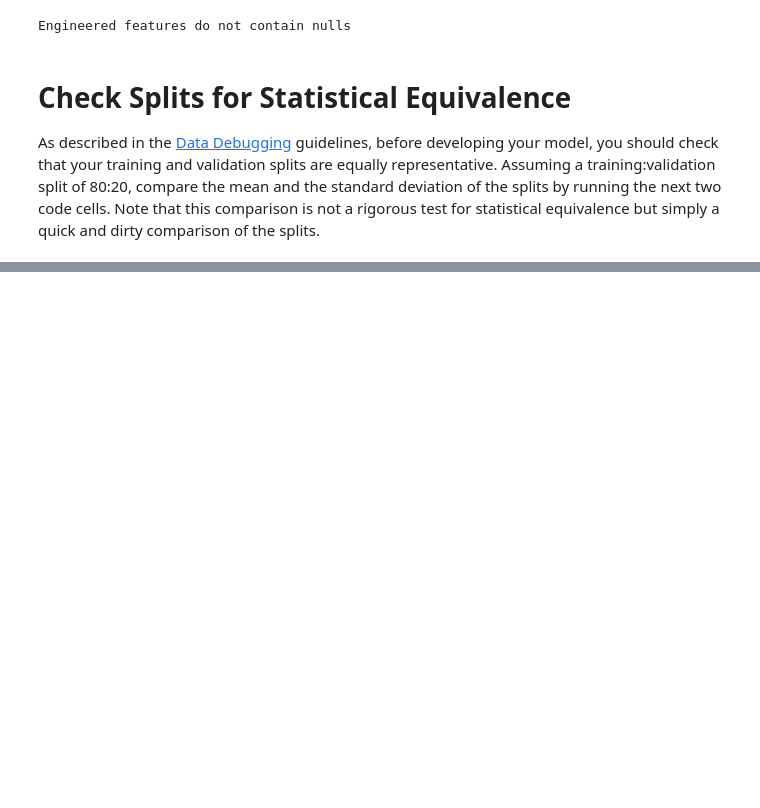
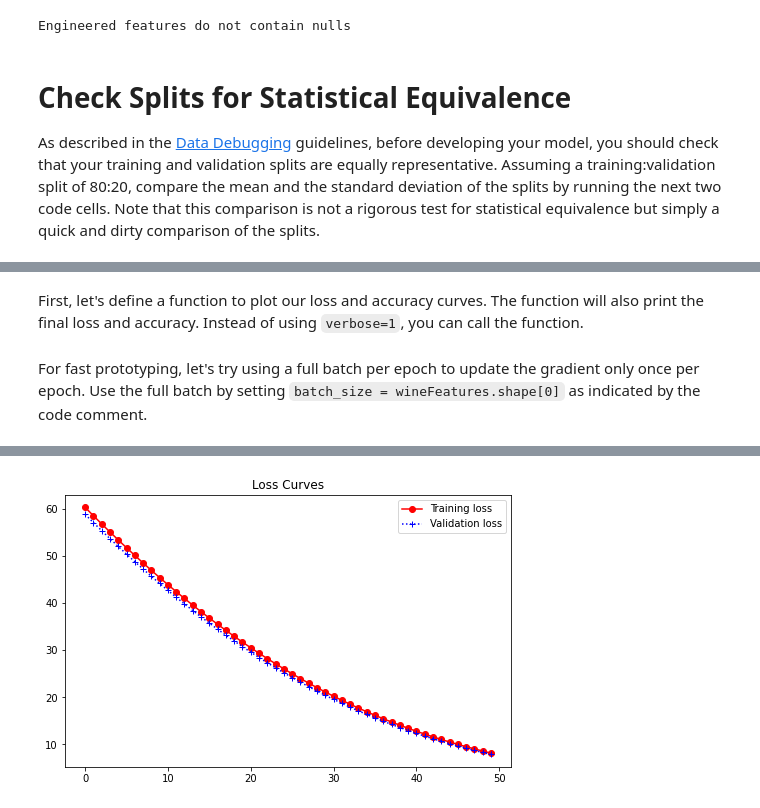
Before and after one commit to fasthill/google-ML-crash-course, a Jupyter notebook: 13. Case Study- Debugging in Regression.ipynb, the cells around one changed output, grey strips where cells are left out. Saved outputs shown, nothing was run; the diff lists cells and outputs as text; code cells hidden in the pictures; blank space fills up the shorter version.

Commit message:
baseline, simple linear model to complex step by step approach

```diff
--- a/13. Case Study- Debugging in Regression.ipynb
+++ b/13. Case Study- Debugging in Regression.ipynb
@@ -274,0 +309,7 @@ As described in the [Data Debugging](https://developers.google.com/machine-learn
+# %%
+# Shuffle data
+wineDf = wineDf.sample(frac=1)
+wineDf.reset_index(drop=True) # index numbering을 0부터 재 부여. drop=True: 기존 index number를 delete
+# Recreate feature and labels
+wineFeatures = wineDf.copy(deep=True)
+wineLabels = wineFeatures.pop('quality')
@@ -274,0 +329,30 @@ As described in the [Data Debugging](https://developers.google.com/machine-learn
+# %% [markdown]
+First, let's define a function to plot our loss and accuracy curves. The function will also print the final loss and accuracy. Instead of using `verbose=1`, you can call the function.
+# %%
+def showRegressionResults(trainHistory):
+    # Print final loss
+    print('Final training loss:' + str(trainHistory.history['loss'][-1]))
+    print('Final validation loss:' + str(trainHistory.history['val_loss'][-1]))
+    plt.figure(figsize=(8,5))
+    loss = trainHistory.history['loss']
+    val_loss = trainHistory.history['val_loss']
+    epochs = trainHistory.epoch
+    plt.plot(epochs, loss, '-ro')
+    plt.plot(epochs, val_loss, ':b+')
+    plt.legend(['Training loss', 'Validation loss'], loc='best')
+    plt.title('Loss Curves')
+# %% [markdown]
+For fast prototyping, let's try using a full batch per epoch to update the gradient only once per  epoch. Use the full batch by setting `batch_size = wineFeatures.shape[0]` as indicated by the code comment.
+# %%
+wineFeatureSelected = wineFeatures['alcohol']
+
+model = None
+
+model = tf.keras.models.Sequential()
+model.add(tf.keras.layers.Dense(units=1, activation='linear', input_dim=1))
+model.compile(loss='mse', optimizer=tf.keras.optimizers.Adam(learning_rate=0.01))
+trainHistory = model.fit(wineFeatureSelected, wineLabels, batch_size=len(wineLabels), epochs=50,
+                        validation_split=0.2, verbose=0)
+
+showRegressionResults(trainHistory)
+# %% [output]
@@ -274,0 +361 @@ As described in the [Data Debugging](https://developers.google.com/machine-learn
+[figure, added]
```
Also changed, not shown: parts of 25 cells of this notebook.
